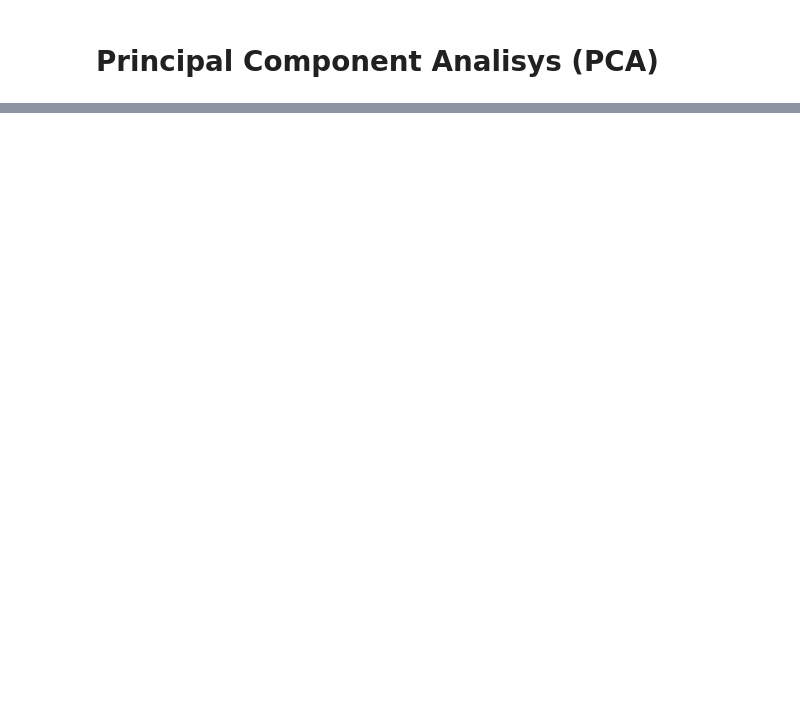
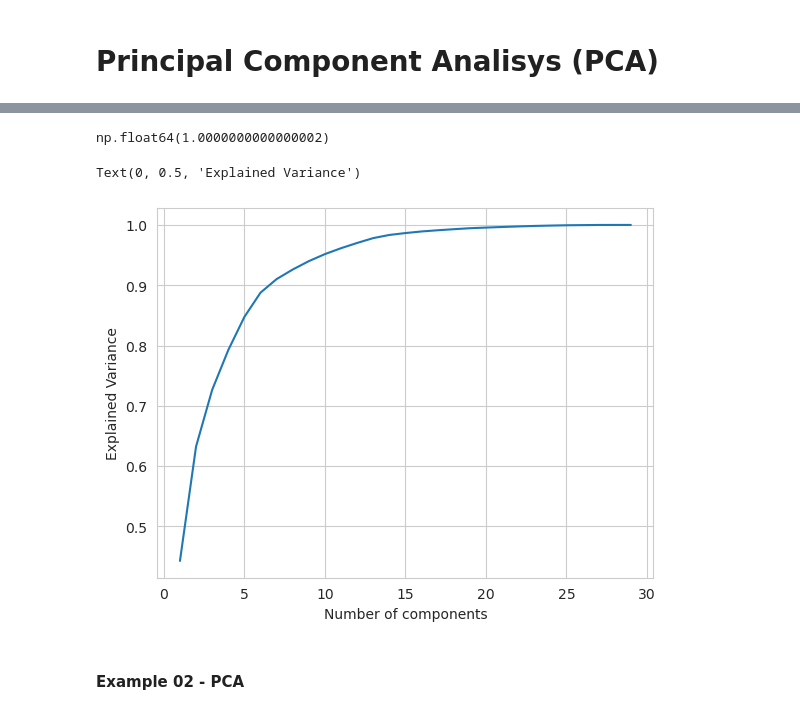
Before and after one commit to valatwork/statistics, a Jupyter notebook: project/063-principal-component-analisys.ipynb, the cells around one changed output, grey strips where cells are left out. Drawn from its saved outputs; the diff is of its cells as text; code cells hidden in the pictures; blank space fills up the shorter version.

Commit message:
Refactor PCA notebook: enhance markdown explanations and add PCA examples

```diff
--- a/project/063-principal-component-analisys.ipynb
+++ b/project/063-principal-component-analisys.ipynb
@@ -2,0 +209,2 @@
+# %%
+pca_30 = PCA(n_components=30)
@@ -2,0 +226,22 @@
+# %%
+np.sum(pca_30.explained_variance_ratio_)
+# %% [output]
+np.float64(1.0000000000000002)
+# %%
+explained_variance = []
+
+for n in range(1,30):
+
+    pca = PCA(n_components=n)
+    pca.fit(scaled_X)
+
+    explained_variance.append(np.sum(pca.explained_variance_ratio_))
+# %%
+plt.plot(range(1,30), explained_variance)
+plt.xlabel('Number of components')
+plt.ylabel('Explained Variance')
+# %% [output]
+Text(0, 0.5, 'Explained Variance')
+[figure, added]
+# %% [markdown]
+#### Example 02 - PCA
```
Also changed, not shown: parts of 49 cells of this notebook, 2 other files.
